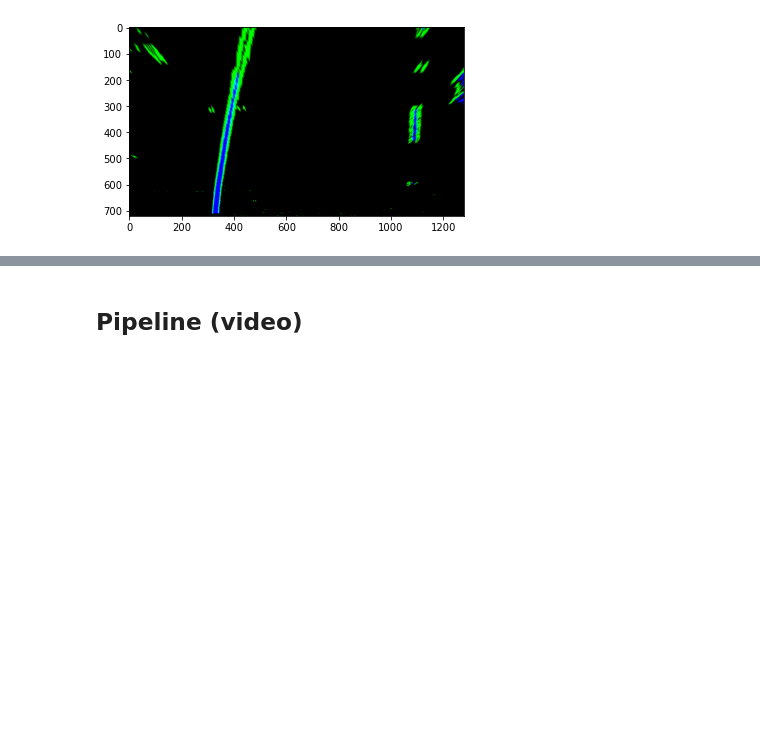
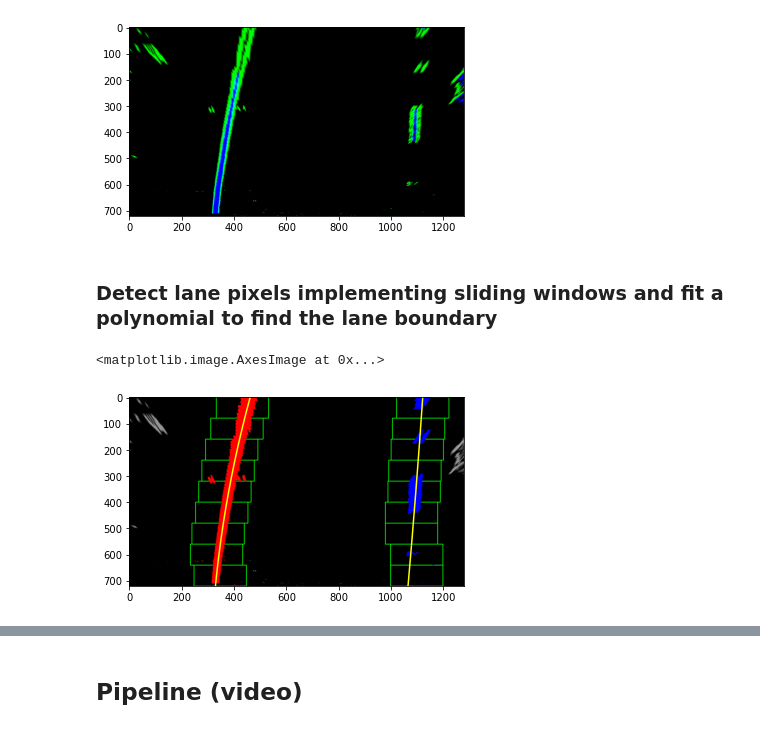
Before and after one commit to wolfgang-stefani/Advanced_LaneLines_Detection, a Jupyter notebook: P2.ipynb, the cells around one changed output, grey strips where cells are left out. Saved outputs shown, nothing was run; the diff lists cells and outputs as text; code cells hidden in the pictures; blank space fills up the shorter version.

Commit message:
sliding windows and fit a polynomial added

```diff
--- a/P2.ipynb
+++ b/P2.ipynb
@@ -219,3 +401,13 @@ plt.imshow(top_down)
 # %% [output]
 <matplotlib.image.AxesImage at 0x...>
 [figure]
+# %% [markdown]
+### Detect lane pixels implementing sliding windows and fit a polynomial to find the lane boundary
+# %%
+binary_warped = cv2.cvtColor(top_down, cv2.COLOR_BGR2GRAY)
+#plt.imshow(binary_warped, cmap='gray')
+out_img = fit_polynomial(binary_warped)
+plt.imshow(out_img)
+# %% [output]
+<matplotlib.image.AxesImage at 0x...>
+[figure, added]
```
Also changed, not shown: parts of 3 cells of this notebook, 1 other file.
